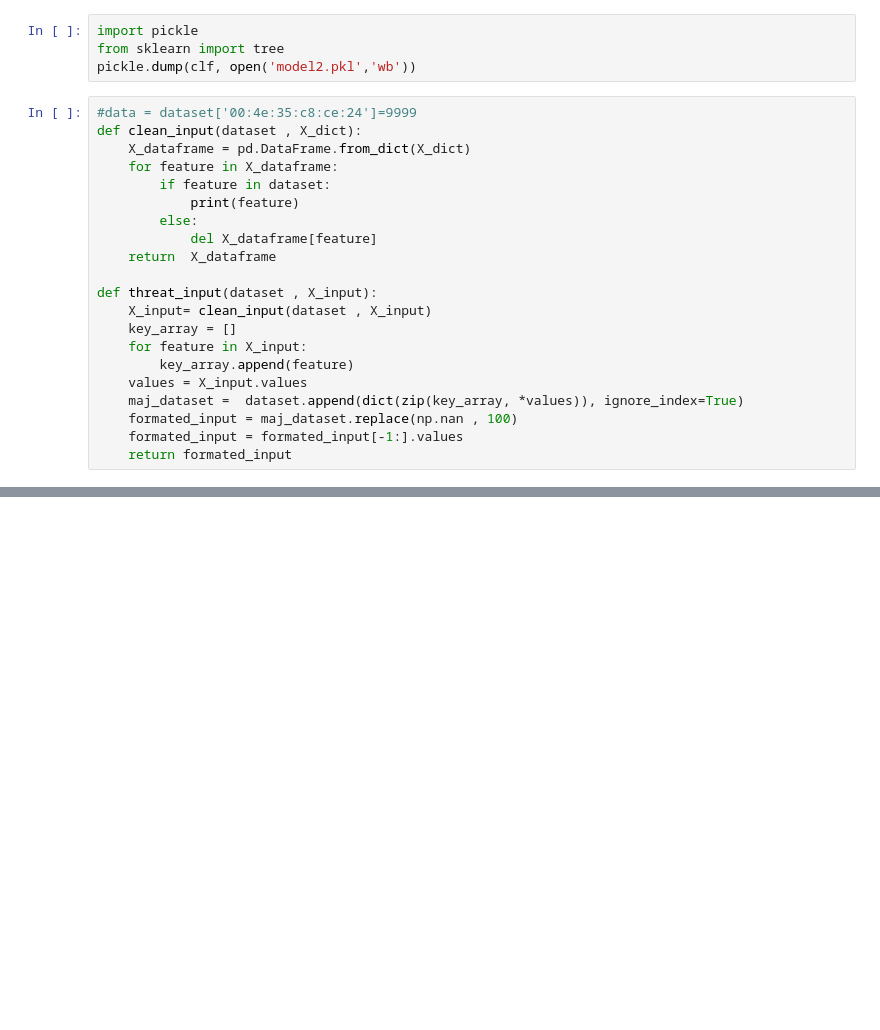
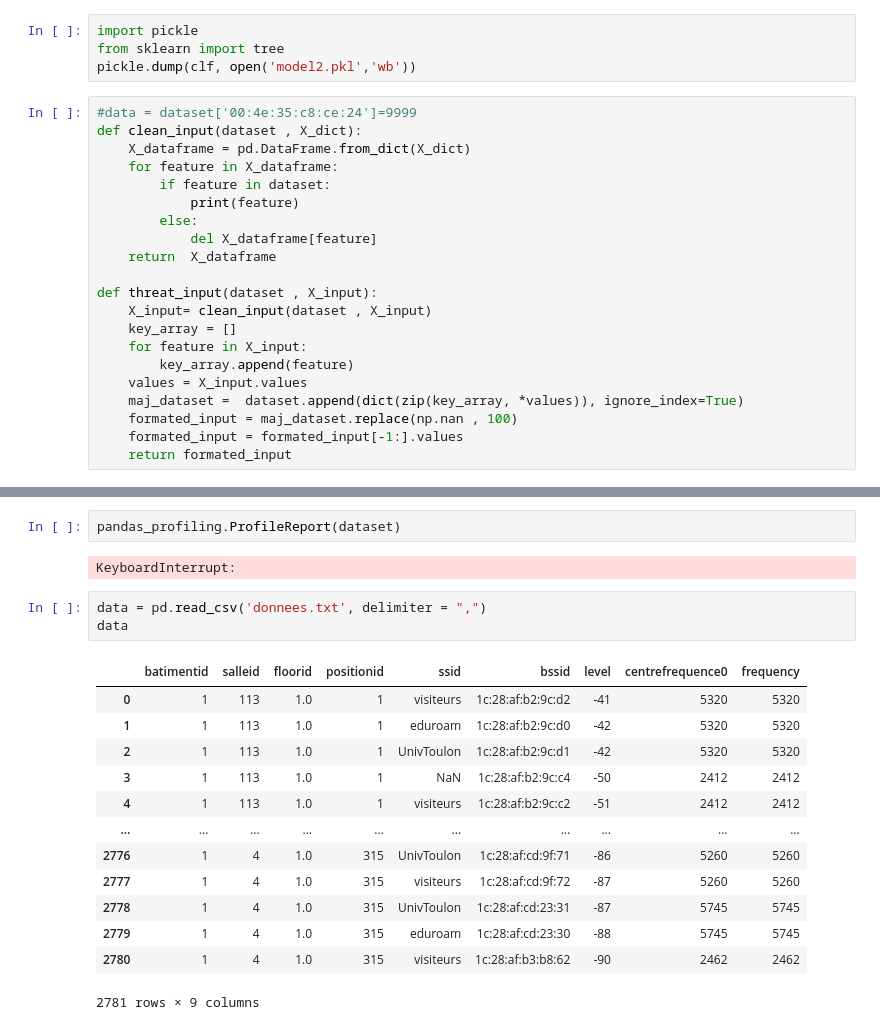
Before and after one commit to papemor94/m1-opa-projet-flask-reseaudeneurone-projet-2021, a Jupyter notebook: model-randromForest.ipynb, the cells around one changed output, grey strips where cells are left out. Saved outputs shown, nothing was run; the diff lists cells and outputs as text; blank space fills up the shorter version.

```diff
--- a/model-randromForest.ipynb
+++ b/model-randromForest.ipynb
@@ -234,0 +168,21 @@ predicted ['118'] <class 'numpy.ndarray'>
+# %%
+pandas_profiling.ProfileReport(dataset)
+# %% [output]
+KeyboardInterrupt:
+# %%
+data = pd.read_csv('donnees.txt', delimiter = ",")
+data
+# %% [output]
+|  | batimentid | salleid | floorid | positionid | ssid | bssid | level | centrefrequence0 | frequency |
+| 0 | 1 | 113 | 1.0 | 1 | visiteurs | 1c:28:af:b2:9c:d2 | -41 | 5320 | 5320 |
+| 1 | 1 | 113 | 1.0 | 1 | eduroam | 1c:28:af:b2:9c:d0 | -42 | 5320 | 5320 |
+| 2 | 1 | 113 | 1.0 | 1 | UnivToulon | 1c:28:af:b2:9c:d1 | -42 | 5320 | 5320 |
+| 3 | 1 | 113 | 1.0 | 1 | NaN | 1c:28:af:b2:9c:c4 | -50 | 2412 | 2412 |
+| 4 | 1 | 113 | 1.0 | 1 | visiteurs | 1c:28:af:b2:9c:c2 | -51 | 2412 | 2412 |
+| ... | ... | ... | ... | ... | ... | ... | ... | ... | ... |
+| 2776 | 1 | 4 | 1.0 | 315 | UnivToulon | 1c:28:af:cd:9f:71 | -86 | 5260 | 5260 |
+| 2777 | 1 | 4 | 1.0 | 315 | visiteurs | 1c:28:af:cd:9f:72 | -87 | 5260 | 5260 |
+| 2778 | 1 | 4 | 1.0 | 315 | UnivToulon | 1c:28:af:cd:23:31 | -87 | 5745 | 5745 |
+| 2779 | 1 | 4 | 1.0 | 315 | eduroam | 1c:28:af:cd:23:30 | -88 | 5745 | 5745 |
+| 2780 | 1 | 4 | 1.0 | 315 | visiteurs | 1c:28:af:b3:b8:62 | -90 | 2462 | 2462 |
+2781 rows × 9 columns
```
Also changed, not shown: parts of 8 cells of this notebook, 4 other files.
